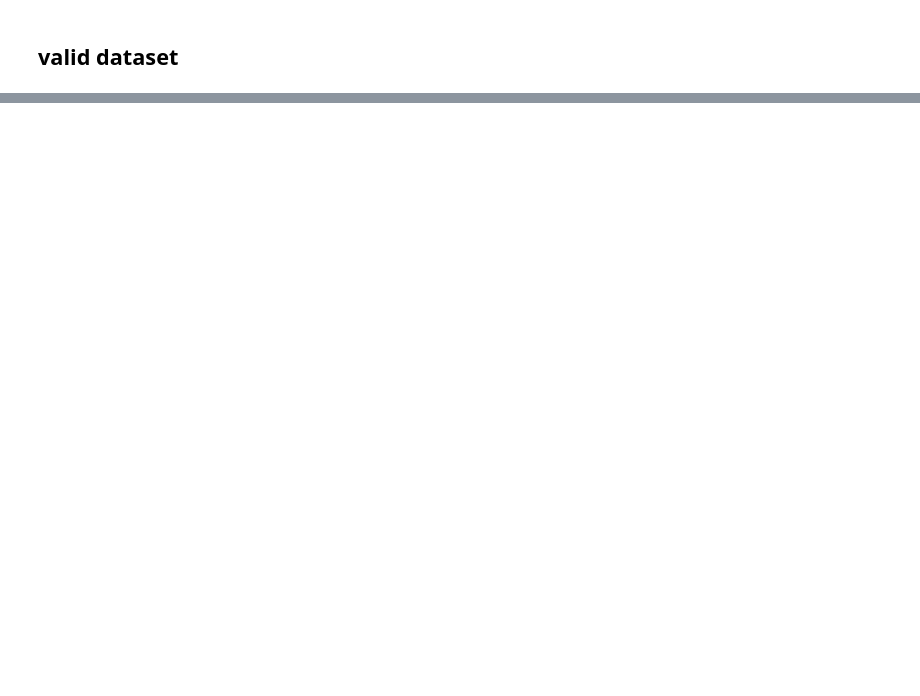
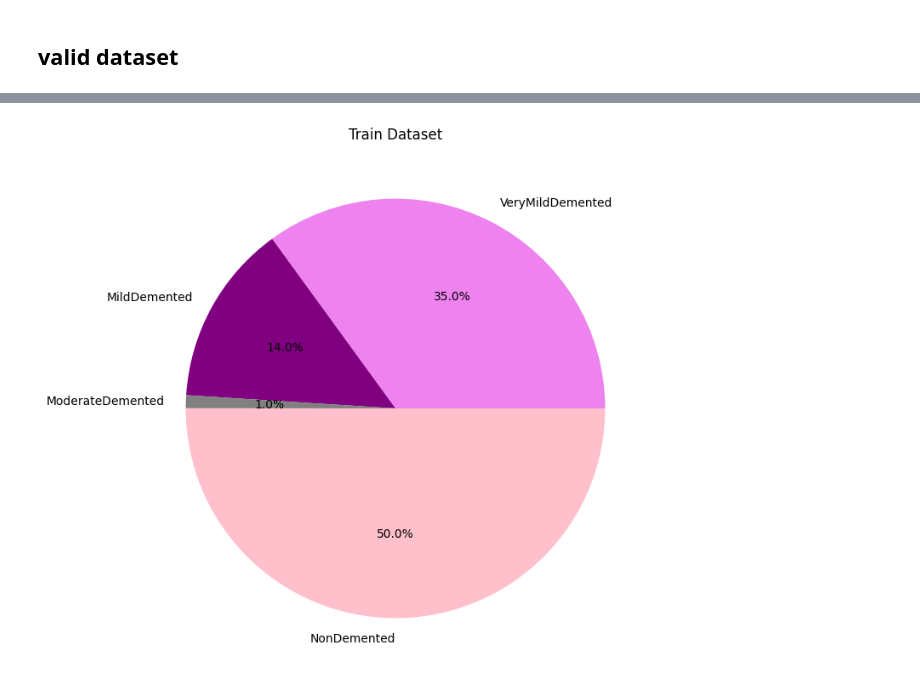
Before and after one commit to OluwatobaAdeoye/EARLY-STAGE-PREDICTION-OF-ALZHEMIER-S-DISEASE-USING-DEEP-LEARNING-ON-STRUCTURAL-MRI-DATA, a Jupyter notebook: Alzheimer_Project_(code).ipynb, the cells around one changed output, grey strips where cells are left out. Cells and saved outputs as stored; diff of their text form; code cells hidden in the pictures; blank space fills up the shorter version.

```diff
--- a/Alzheimer_Project_(code).ipynb
+++ b/Alzheimer_Project_(code).ipynb
@@ -311,0 +329,9 @@ plt.show()
+# %%
+colors=['violet','purple','grey','pink']
+# plot pie chart
+plt.figure(figsize=(10,8))
+plt.pie(train_counts.values(),labels=train_counts.keys(),colors=colors,autopct='%1.1f%%')
+plt.title('Train Dataset')
+plt.show()
+# %% [output]
+[figure, added]
```
Also changed, not shown: parts of 17 cells of this notebook.
